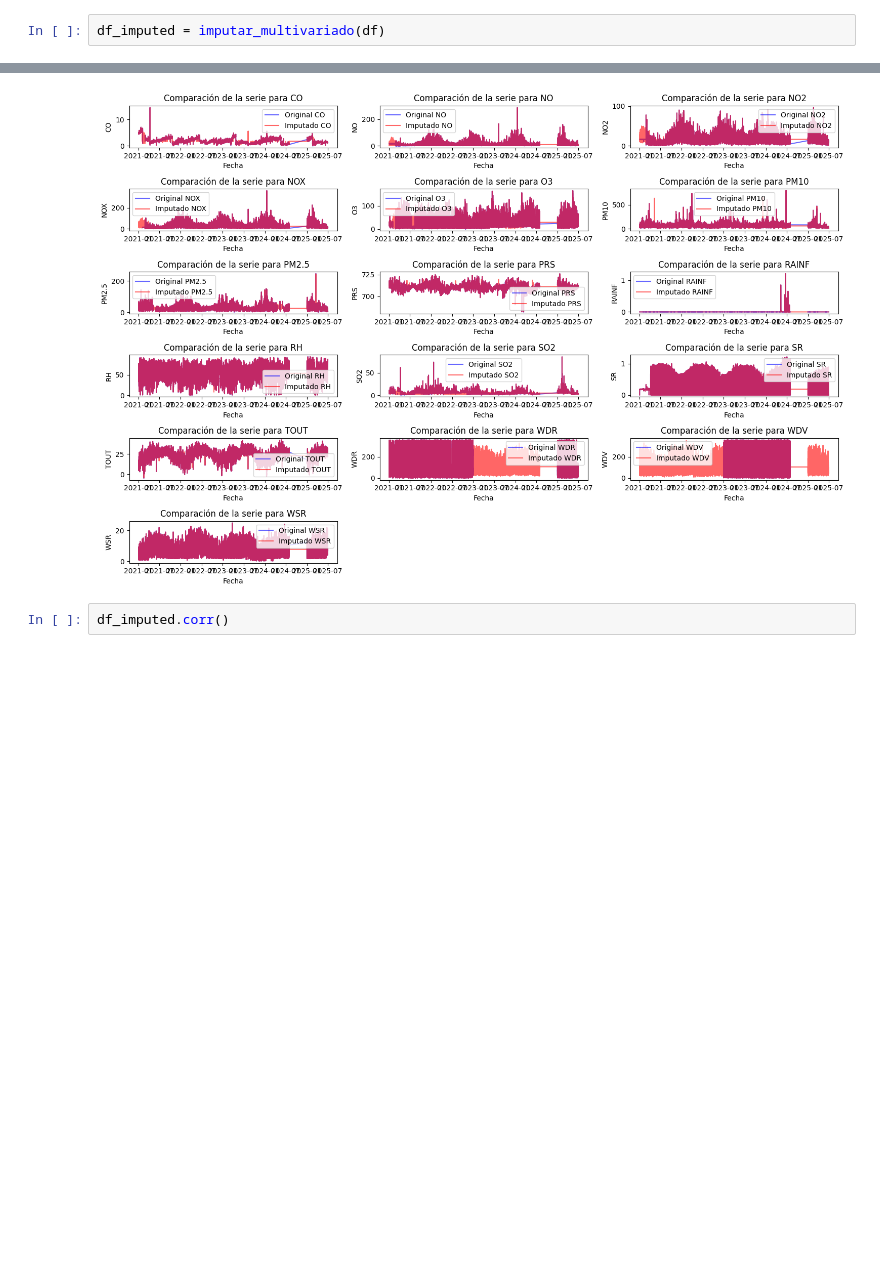
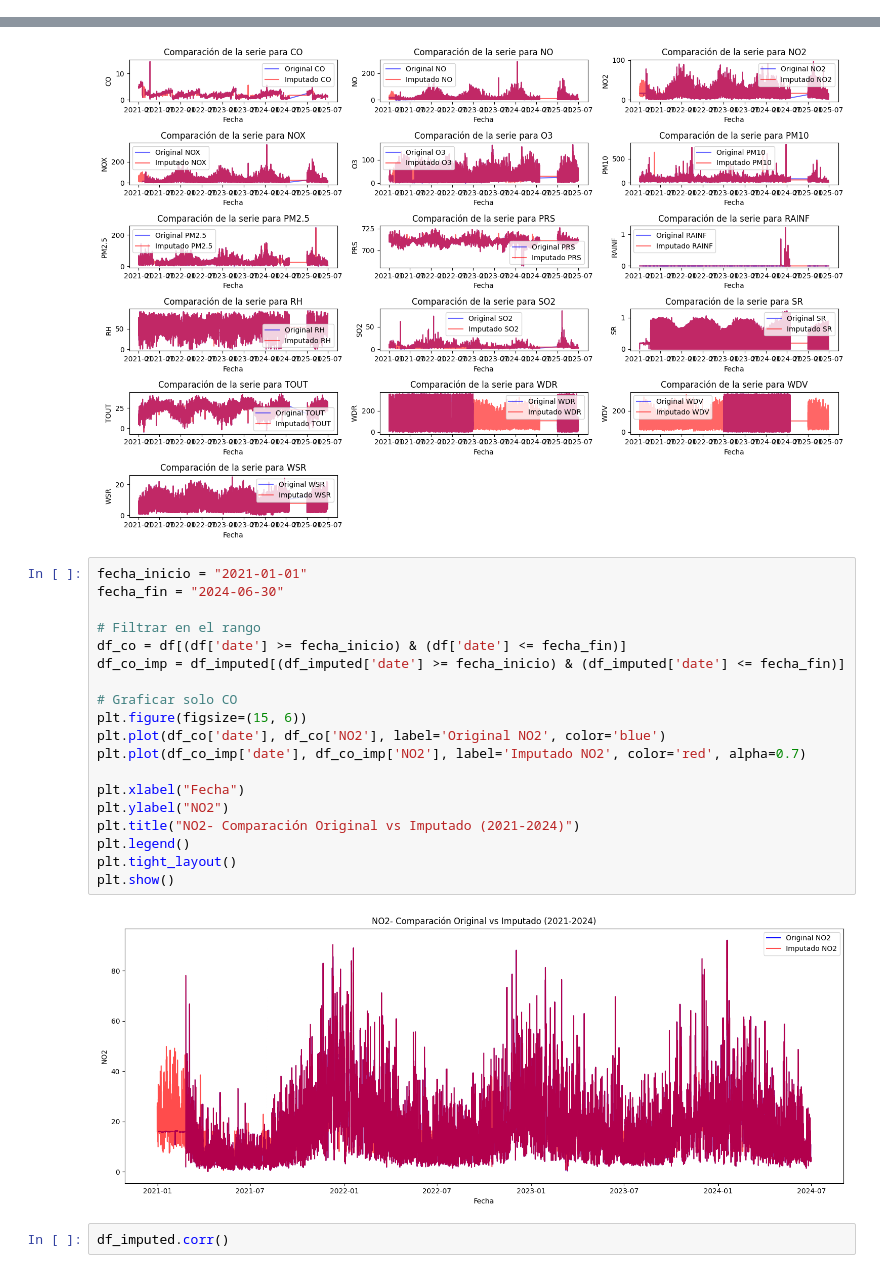
Before and after one commit to marielalvarez/Analisis-de-Calidad-de-Aire, a Jupyter notebook: ETAPA2/centro/CENTRO_IMPUTAR.ipynb, the cells around one changed output, grey strips where cells are left out. Cells and saved outputs as stored; diff of their text form; blank space fills up the shorter version.

```diff
--- a/ETAPA2/centro/CENTRO_IMPUTAR.ipynb
+++ b/ETAPA2/centro/CENTRO_IMPUTAR.ipynb
@@ -30,8 +69,6 @@ importlib.reload(imputar_datos)
 from imputar_datos import *
 # %%
 df['date'] = pd.to_datetime(df['date'])
-# %%
-df_imputed = imputar_multivariado(df)
 # %%
 df_imputed.reset_index(inplace=True)
 # %%
@@ -53,6 +90,27 @@ plt.tight_layout()
 plt.show()
 # %% [output]
 [figure]
+# %%
+fecha_inicio = "2021-01-01"
+fecha_fin = "2024-06-30"
+
+# Filtrar en el rango
+df_co = df[(df['date'] >= fecha_inicio) & (df['date'] <= fecha_fin)]
+df_co_imp = df_imputed[(df_imputed['date'] >= fecha_inicio) & (df_imputed['date'] <= fecha_fin)]
+
+# Graficar solo CO
+plt.figure(figsize=(15, 6))
+plt.plot(df_co['date'], df_co['NO2'], label='Original NO2', color='blue')
+plt.plot(df_co_imp['date'], df_co_imp['NO2'], label='Imputado NO2', color='red', alpha=0.7)
+
+plt.xlabel("Fecha")
+plt.ylabel("NO2")
+plt.title("NO2- Comparación Original vs Imputado (2021-2024)")
+plt.legend()
+plt.tight_layout()
+plt.show()
+# %% [output]
+[figure, added]
 # %%
 df_imputed.corr()
 # %% [output]
```
Also changed, not shown: parts of 3 cells of this notebook, 19 other files.
